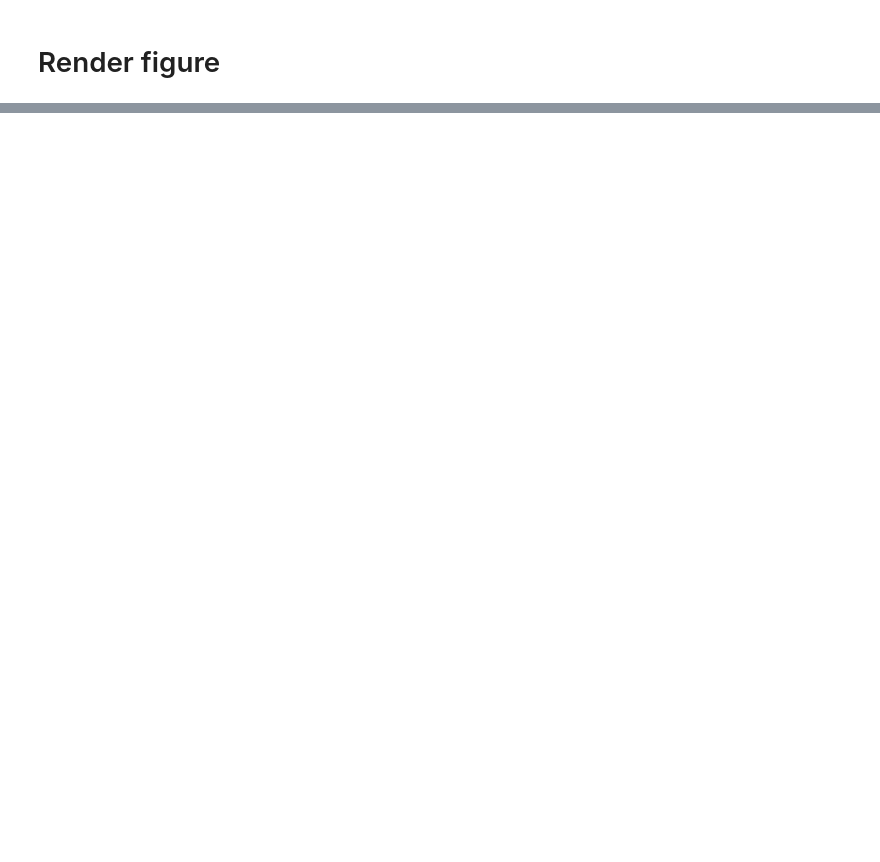
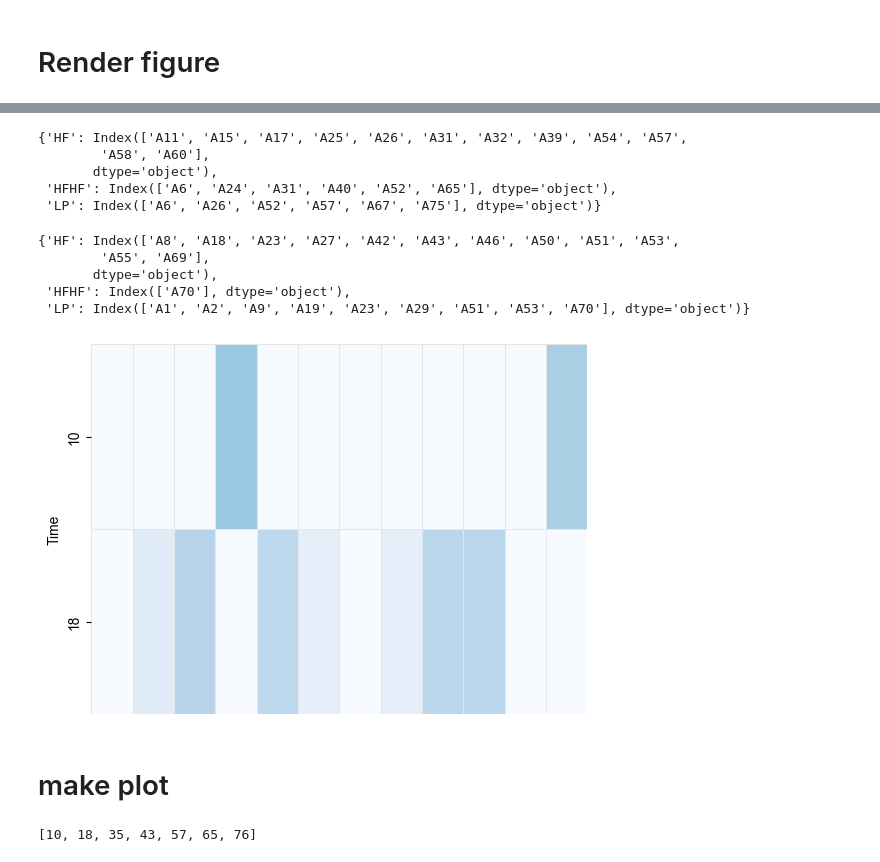
Before and after one commit to gerberlab/MCSPACE, a Jupyter notebook: mcspace/paper/figures/render_perturbed_assemblages.ipynb, the cells around one changed output, grey strips where cells are left out. Cells and saved outputs as stored; diff of their text form; code cells hidden in the pictures; blank space fills up the shorter version.

Commit message:
update figure scripts

```diff
--- a/mcspace/paper/figures/render_perturbed_assemblages.ipynb
+++ b/mcspace/paper/figures/render_perturbed_assemblages.ipynb
@@ -123,0 +129,3 @@ pertsdf
+# %%
+pnames = ['HF', 'HFHF', 'LP']
+perturbed_assemblages = get_perturbed_assemblages(pertsdf, pnames=pnames)
@@ -123,0 +145,46 @@ pertsdf
+# %%
+def split_singletons_nonsingletons(perturbed_assemblages, otu_threshold=0.05):
+    keys = list(perturbed_assemblages.keys())
+    nonsingleton_perturbed = {}
+    singleton_perturbed = {}
+    for k in keys:
+        nonsingleton_perturbed[k] = perturbed_assemblages[k][(thetadf.loc[:,perturbed_assemblages[k]] > otu_threshold).sum(axis=0) > 1]
+        singleton_perturbed[k] = perturbed_assemblages[k][(thetadf.loc[:,perturbed_assemblages[k]] > otu_threshold).sum(axis=0) == 1]
+    return singleton_perturbed, nonsingleton_perturbed
+# %%
+singleton_perturbed, nonsingleton_perturbed = split_singletons_nonsingletons(perturbed_assemblages)
+# %%
+singleton_perturbed
+# %% [output]
+{'HF': Index(['A11', 'A15', 'A17', 'A25', 'A26', 'A31', 'A32', 'A39', 'A54', 'A57',
+        'A58', 'A60'],
+       dtype='object'),
+ 'HFHF': Index(['A6', 'A24', 'A31', 'A40', 'A52', 'A65'], dtype='object'),
+ 'LP': Index(['A6', 'A26', 'A52', 'A57', 'A67', 'A75'], dtype='object')}
+# %%
+nonsingleton_perturbed
+# %% [output]
+{'HF': Index(['A8', 'A18', 'A23', 'A27', 'A42', 'A43', 'A46', 'A50', 'A51', 'A53',
+        'A55', 'A69'],
+       dtype='object'),
+ 'HFHF': Index(['A70'], dtype='object'),
+ 'LP': Index(['A1', 'A2', 'A9', 'A19', 'A23', 'A29', 'A51', 'A53', 'A70'], dtype='object')}
+# %%
+def plot_pert_beta_and_reference(ax, betamat, times, order, logscale=True, vmin=-2, vmax=0, cmap='Blues',
+                                   linecolor ='#e6e6e6', linewidth=0.5, xticklabels=False, yticklabels=True,
+                                   square=False, cbar=False):
+    if logscale is True:
+        betamatrix = np.log10(betamat)
+    else:
+        betamatrix = betamat
+
+    ax=sns.heatmap(betamatrix.loc[times,order], ax=ax, cmap=cmap, square=square, vmin=vmin, vmax=vmax, cbar=cbar,
+               linewidth=linewidth, linecolor=linecolor, xticklabels=xticklabels, yticklabels=yticklabels)
+    return ax
+# %%
+fig, ax = plt.subplots()
+ax=plot_pert_beta_and_reference(ax, avebeta, [10,18], nonsingleton_perturbed['HF'])
+# %% [output]
+[figure, added]
+# %% [markdown]
+# make plot
@@ -123,0 +203,4 @@ pertsdf
+# %%
+times
+# %% [output]
+[10, 18, 35, 43, 57, 65, 76]
```
Also changed, not shown: parts of 19 cells of this notebook, 2 other files.
